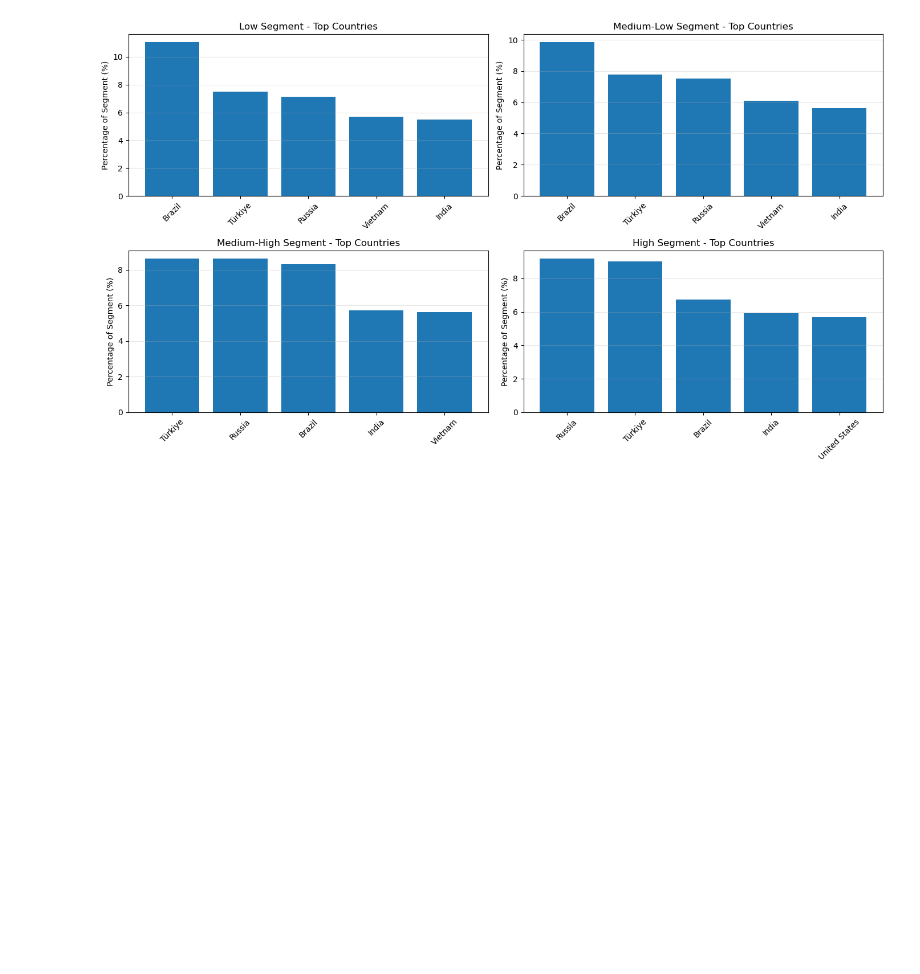
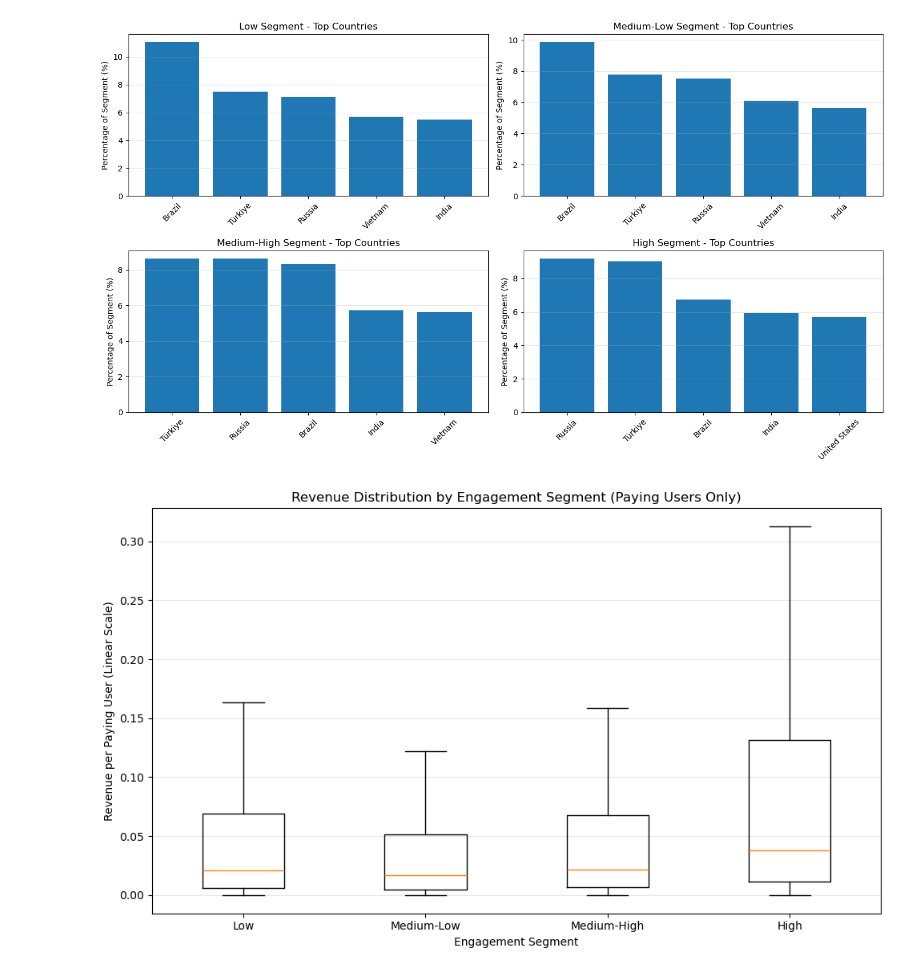
Before and after one commit to utkuayten/vertigo, a Jupyter notebook: notebooks/02_task2_user_engagement.ipynb, the cells around one changed output. Drawn from its saved outputs; the diff is of its cells as text; code cells hidden in the pictures; blank space fills up the shorter version.

```diff
--- a/notebooks/02_task2_engagement.ipynb
+++ b/notebooks/02_task2_user_engagement.ipynb
@@ -447,3 +445,49 @@ plt.tight_layout()
 plt.show()
 # %% [output]
 [figure]
+# %%
+import matplotlib.pyplot as plt
+
+# Aggregate user-level revenue
+df_segmented["total_revenue"] = (
+        df_segmented["iap_revenue"] +
+        df_segmented["ad_revenue"]
+)
+
+user_revenue = (
+    df_segmented.groupby(["engagement_segment", "user_id"])
+    .agg(total_revenue=("total_revenue", "sum"))
+    .reset_index()
+)
+
+# Keep paying users only
+paying_users = user_revenue[user_revenue["total_revenue"] > 0]
+
+segments = ["Low", "Medium-Low", "Medium-High", "High"]
+
+data = [
+    paying_users[
+        paying_users["engagement_segment"] == seg
+        ]["total_revenue"]
+    for seg in segments
+]
+
+plt.figure(figsize=(10,6))
+
+plt.boxplot(
+    data,
+    labels=segments,
+    showfliers=False
+)
+
+plt.yscale("linear")
+
+plt.xlabel("Engagement Segment")
+plt.ylabel("Revenue per Paying User (Linear Scale)")
+plt.title("Revenue Distribution by Engagement Segment (Paying Users Only)")
+
+plt.grid(axis="y", alpha=0.3)
+plt.tight_layout()
+plt.show()
+# %% [output]
+[figure, added]
```
Also changed, not shown: parts of 9 cells of this notebook, 2 other files.
